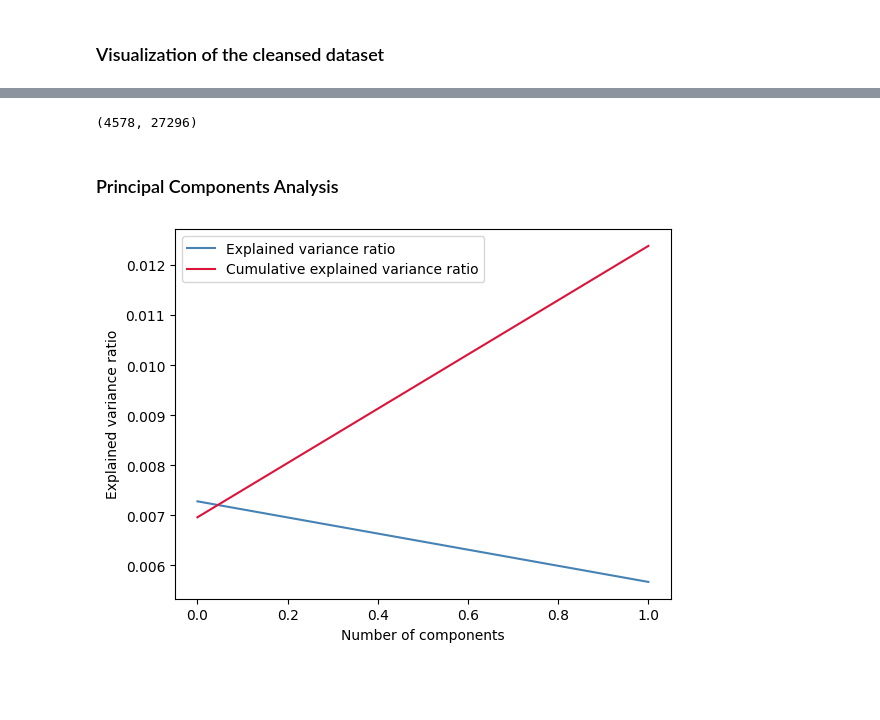
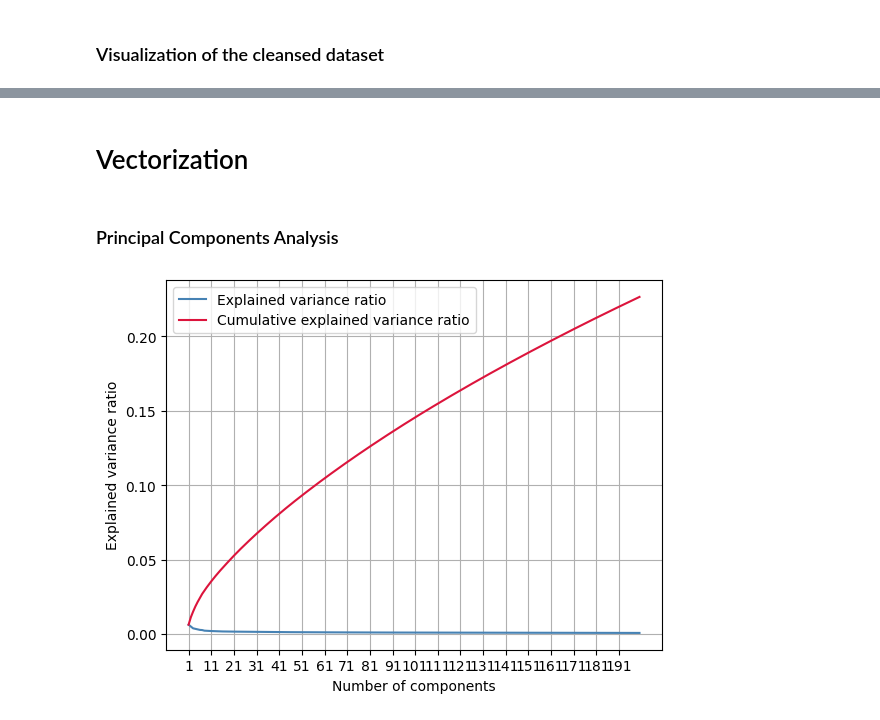
Before and after one commit to GuillaumeZahnd/20newsgroups-clustering, a Jupyter notebook: 20newsgroups-clustering.ipynb, the cells around one changed output, grey strips where cells are left out. Cells and saved outputs as stored; diff of their text form; code cells hidden in the pictures; blank space fills up the shorter version.

```diff
--- a/20newsgroups-clustering.ipynb
+++ b/20newsgroups-clustering.ipynb
@@ -230,22 +377,16 @@ ValueError: We need at least 1 word to plot a word cloud, got 0.
+# %% [markdown]
+# Vectorization
 # %%
-vectorizer = TfidfVectorizer()
-embeddings = vectorizer.fit_transform(df['text'])
-print(embeddings.shape)
+vectorizer = TfidfVectorizer(min_df=3)
+vectors = vectorizer.fit_transform(df['text'])
+tokens = vectorizer.get_feature_names_out()
+
+print('Number of entries: {}'.format(vectors.shape[0]))
+print('Number of dimensions: {}'.format(vectors.shape[1]))
+print('Percentage of non-zero entries: {:.3f}%'.format(100 * vectors.nnz / (vectors.shape[0] * vectors.shape[0])))
+print('Example of 100 random tokens: {}'.format(tokens[np.random.permutation(vectors.shape[1])[:100]]))
-# %% [output]
-(4578, 27296)
 # %% [markdown]
 ### Principal Components Analysis
 # %%
-
-pca = PCA(n_components=2, random_state=random_seed)
-X_new = pca.fit_transform(embeddings)
-
-plt.figure()
-plt.plot(pca.explained_variance_ratio_, color='steelblue', label='Explained variance ratio')
-plt.plot(pca.explained_variance_ratio_.cumsum(), color='crimson', label='Cumulative explained variance ratio')
-plt.xlabel('Number of components')
-plt.ylabel('Explained variance ratio')
-plt.legend()
-plt.show()
+n_components = 200
+pca = PCA(n_components=n_components, random_state=random_seed)
-# %% [output]
-[figure, removed]
@@ -252,3 +395,15 @@ plt.show()
+# %%
+plt.figure()
+plt.plot(range(1, n_components+1), pca.explained_variance_ratio_, color='steelblue', label='Explained variance ratio')
+plt.plot(range(1, n_components+1), pca.explained_variance_ratio_.cumsum(), color='crimson', label='Cumulative explained variance ratio')
+plt.xlabel('Number of components')
+plt.ylabel('Explained variance ratio')
+plt.xticks(range(1, n_components+1, 10))
+plt.legend()
+plt.grid()
+plt.show()
+# %% [output]
+[figure, added]
 # %%
 print(X_new.shape)
 # %% [output]
```
Also changed, not shown: parts of 38 cells of this notebook.
